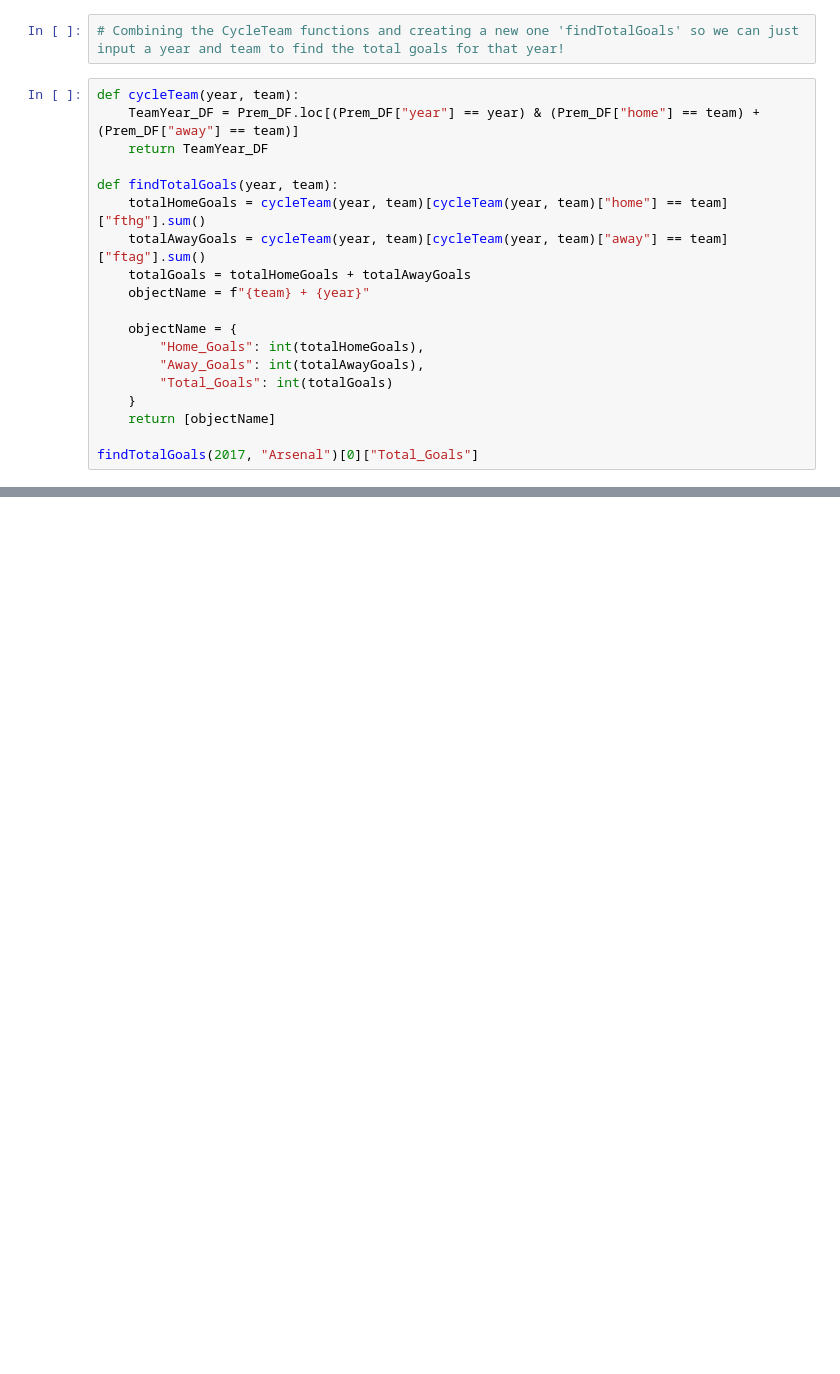
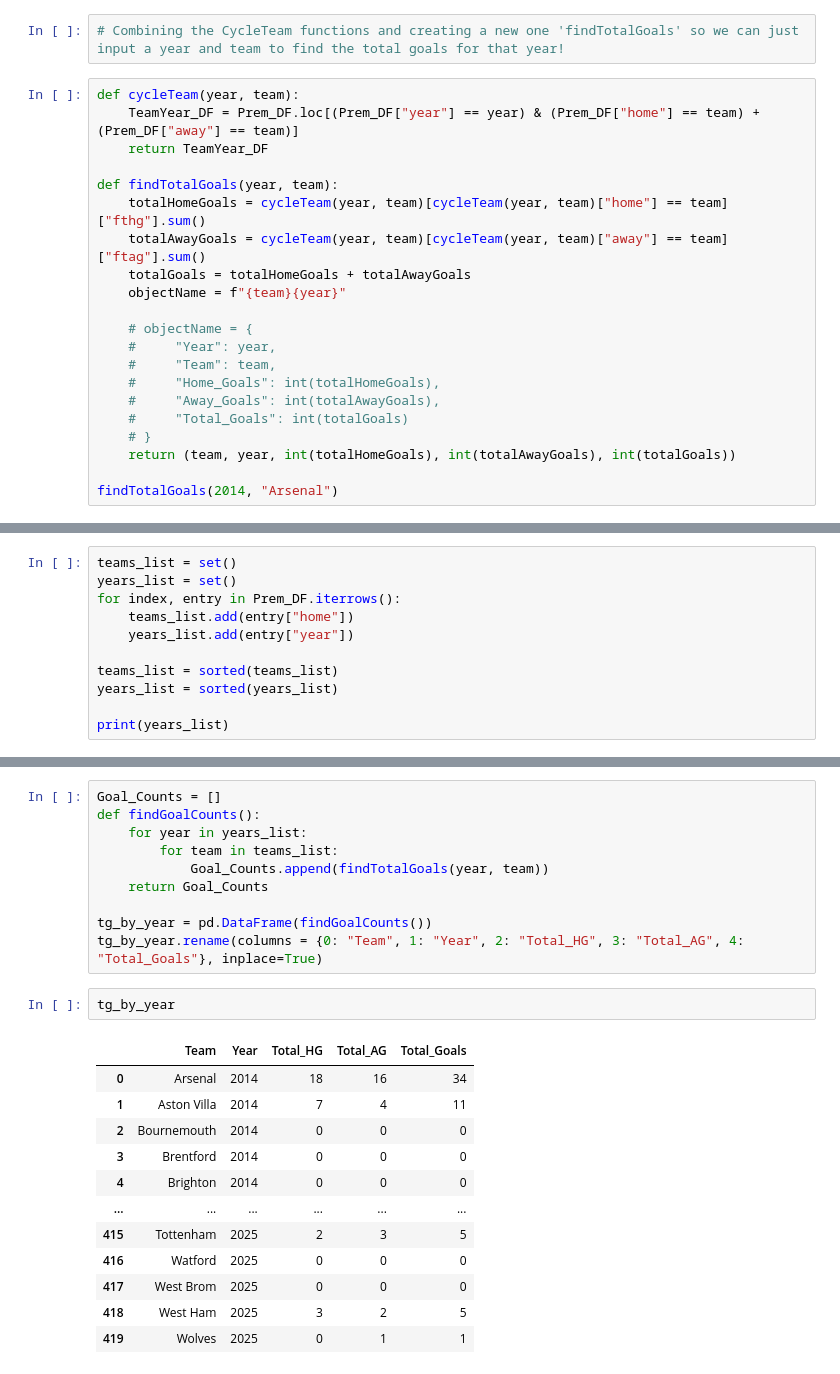
Before and after one commit to SmithNJ13/data_analysis, a Jupyter notebook: analysis.ipynb, the cells around one changed output, grey strips where cells are left out. Cells and saved outputs as stored; diff of their text form; blank space fills up the shorter version.

```diff
--- a/analysis.ipynb
+++ b/analysis.ipynb
@@ -292,14 +292,16 @@ def findTotalGoals(year, team):
     totalHomeGoals = cycleTeam(year, team)[cycleTeam(year, team)["home"] == team]["fthg"].sum()
     totalAwayGoals = cycleTeam(year, team)[cycleTeam(year, team)["away"] == team]["ftag"].sum()
     totalGoals = totalHomeGoals + totalAwayGoals
-    objectName = f"{team} + {year}"
+    objectName = f"{team}{year}"
 
-    objectName = {
-        "Home_Goals": int(totalHomeGoals),
-        "Away_Goals": int(totalAwayGoals),
-        "Total_Goals": int(totalGoals)
-    }
-    return [objectName]
+    # objectName = {
+    #     "Year": year,
+    #     "Team": team,
+    #     "Home_Goals": int(totalHomeGoals),
+    #     "Away_Goals": int(totalAwayGoals),
+    #     "Total_Goals": int(totalGoals)
+    # }
+    return (team, year, int(totalHomeGoals), int(totalAwayGoals), int(totalGoals))
 
-findTotalGoals(2017, "Arsenal")[0]["Total_Goals"]
+findTotalGoals(2014, "Arsenal")
 # %% [output]
@@ -306,0 +309,11 @@ findTotalGoals(2017, "Arsenal")[0]["Total_Goals"]
+# %%
+teams_list = set()
+years_list = set()
+for index, entry in Prem_DF.iterrows():
+    teams_list.add(entry["home"])
+    years_list.add(entry["year"])
+
+teams_list = sorted(teams_list)
+years_list = sorted(years_list)
+
+print(years_list)
@@ -306,0 +325,25 @@ findTotalGoals(2017, "Arsenal")[0]["Total_Goals"]
+# %%
+Goal_Counts = []
+def findGoalCounts():
+    for year in years_list:
+        for team in teams_list:
+            Goal_Counts.append(findTotalGoals(year, team))
+    return Goal_Counts
+
+tg_by_year = pd.DataFrame(findGoalCounts())
+tg_by_year.rename(columns = {0: "Team", 1: "Year", 2: "Total_HG", 3: "Total_AG", 4: "Total_Goals"}, inplace=True)
+# %%
+tg_by_year
+# %% [output]
+|  | Team | Year | Total_HG | Total_AG | Total_Goals |
+| 0 | Arsenal | 2014 | 18 | 16 | 34 |
+| 1 | Aston Villa | 2014 | 7 | 4 | 11 |
+| 2 | Bournemouth | 2014 | 0 | 0 | 0 |
+| 3 | Brentford | 2014 | 0 | 0 | 0 |
+| 4 | Brighton | 2014 | 0 | 0 | 0 |
+| ... | ... | ... | ... | ... | ... |
+| 415 | Tottenham | 2025 | 2 | 3 | 5 |
+| 416 | Watford | 2025 | 0 | 0 | 0 |
+| 417 | West Brom | 2025 | 0 | 0 | 0 |
+| 418 | West Ham | 2025 | 3 | 2 | 5 |
+| 419 | Wolves | 2025 | 0 | 1 | 1 |
```
Also changed, not shown: parts of 8 cells of this notebook, 1 other file.
